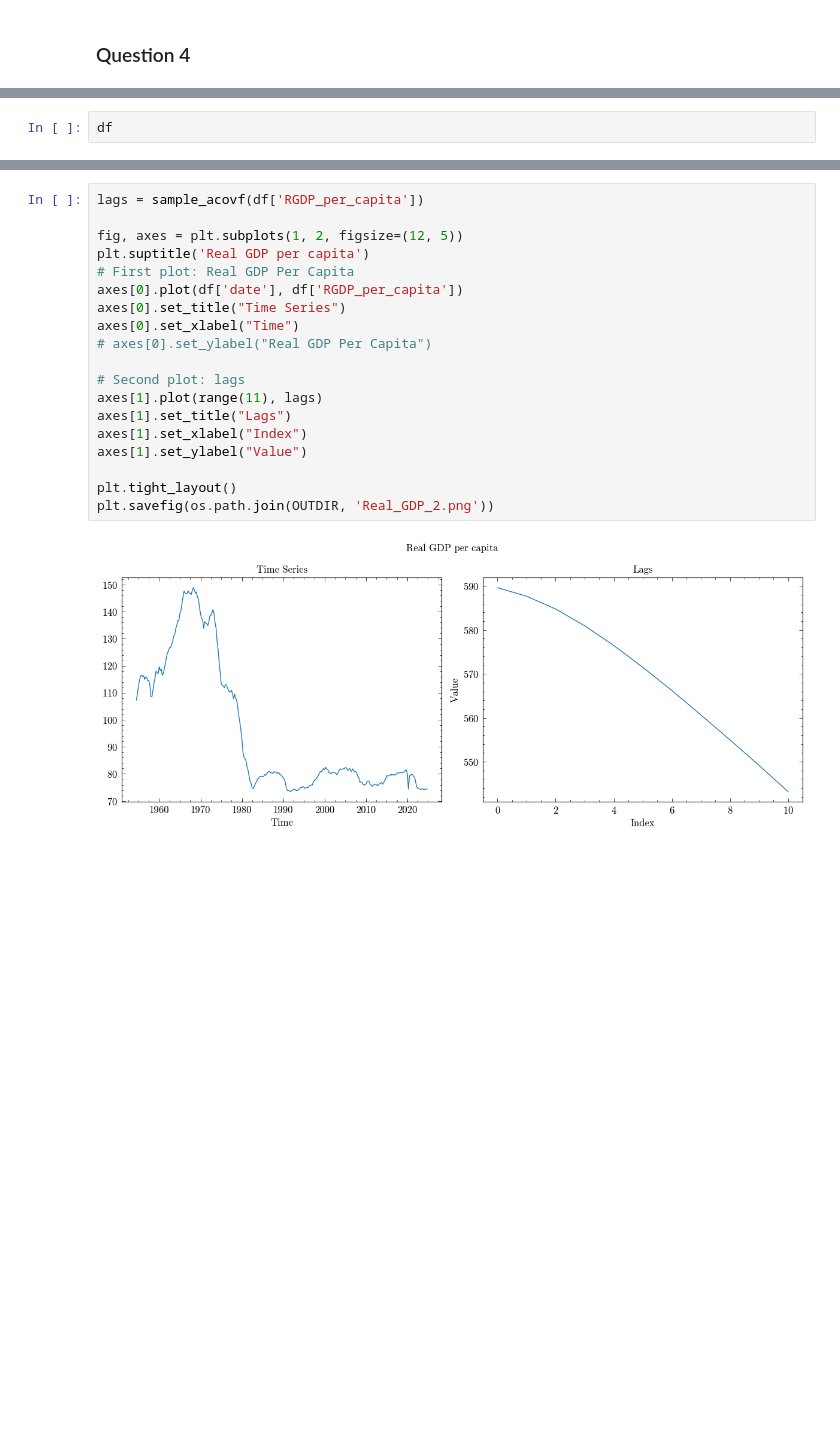
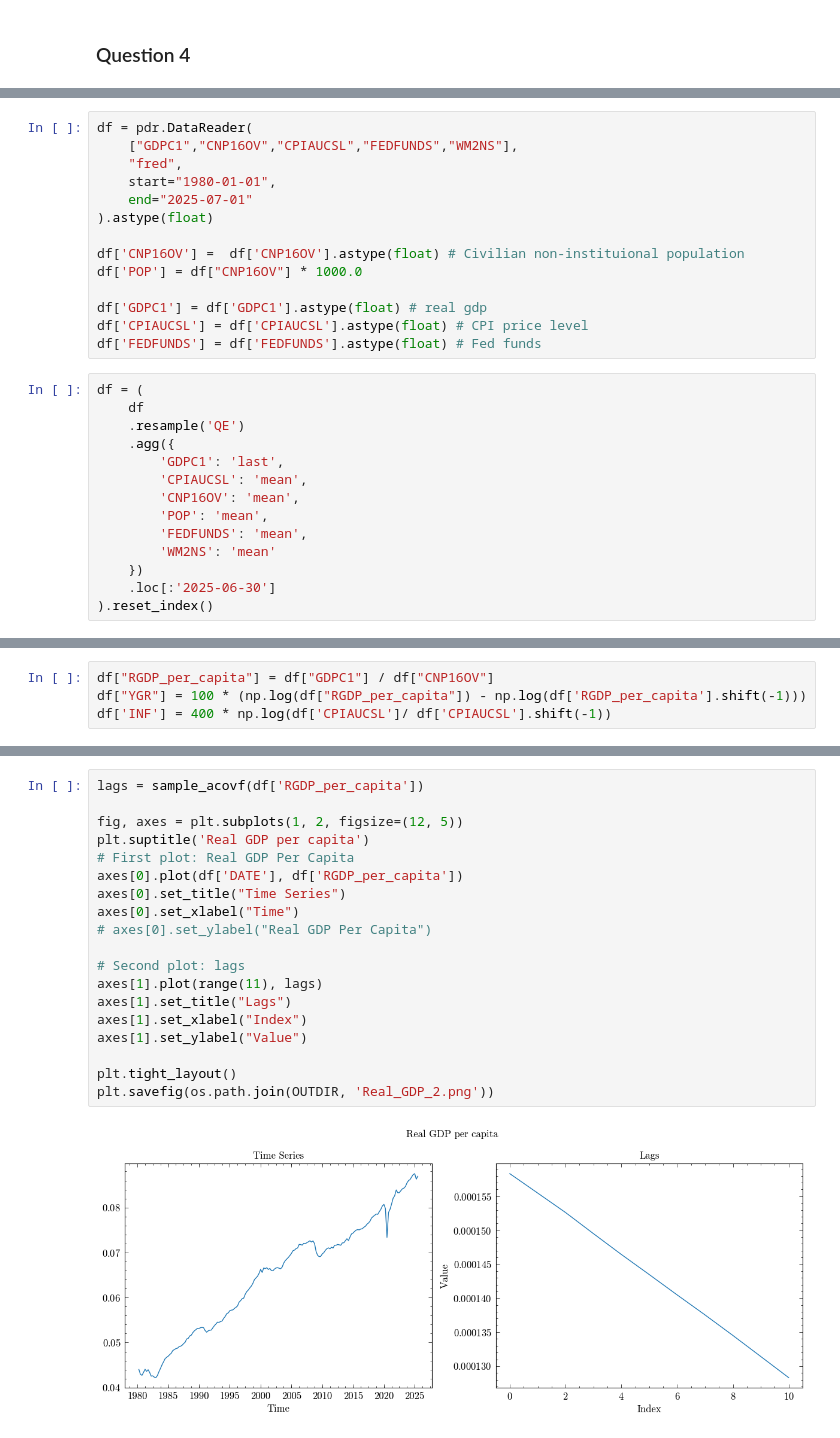
Before and after one commit to jackyeung99/class_financial-econometrics, a Jupyter notebook: Assignments/Assignment01.ipynb, the cells around one changed output, grey strips where cells are left out. Drawn from its saved outputs; the diff is of its cells as text; blank space fills up the shorter version.

```diff
--- a/Assignments/Assignment01.ipynb
+++ b/Assignments/Assignment01.ipynb
@@ -137,2 +90,28 @@ df['INF'] = 400 * np.log(df['CPIAUCSL']/ df['CPIAUCSL'].shift(-1))
+# %%
+df = pdr.DataReader(
+    ["GDPC1","CNP16OV","CPIAUCSL","FEDFUNDS","WM2NS"],
+    "fred",
+    start="1980-01-01",
+    end="2025-07-01"
+).astype(float)
+
+df['CNP16OV'] =  df['CNP16OV'].astype(float) # Civilian non-instituional population
+df['POP'] = df["CNP16OV"] * 1000.0
+
+df['GDPC1'] = df['GDPC1'].astype(float) # real gdp
+df['CPIAUCSL'] = df['CPIAUCSL'].astype(float) # CPI price level
+df['FEDFUNDS'] = df['FEDFUNDS'].astype(float) # Fed funds
 # %%
-df
+df = (
+    df
+    .resample('QE')
+    .agg({
+        'GDPC1': 'last',
+        'CPIAUCSL': 'mean',
+        'CNP16OV': 'mean',
+        'POP': 'mean',
+        'FEDFUNDS': 'mean',
+        'WM2NS': 'mean'
+    })
+    .loc[:'2025-06-30']
+).reset_index()
@@ -168,3 +118,7 @@ Name: FEDFUNDS, Length: 282, dtype: float64
+# %%
+df["RGDP_per_capita"] = df["GDPC1"] / df["CNP16OV"]
+df["YGR"] = 100 * (np.log(df["RGDP_per_capita"]) - np.log(df['RGDP_per_capita'].shift(-1)))
+df['INF'] = 400 * np.log(df['CPIAUCSL']/ df['CPIAUCSL'].shift(-1))
 # %%
 lags = sample_acovf(df['GDPC1'])
 
@@ -189,24 +143,24 @@ plt.savefig(os.path.join(OUTDIR, 'GDP_2.png'))
 # %%
 lags = sample_acovf(df['RGDP_per_capita'])
 
 fig, axes = plt.subplots(1, 2, figsize=(12, 5))
 plt.suptitle('Real GDP per capita')
 # First plot: Real GDP Per Capita
-axes[0].plot(df['date'], df['RGDP_per_capita'])
+axes[0].plot(df['DATE'], df['RGDP_per_capita'])
 axes[0].set_title("Time Series")
 axes[0].set_xlabel("Time")
 # axes[0].set_ylabel("Real GDP Per Capita")
 
 # Second plot: lags
 axes[1].plot(range(11), lags)
 axes[1].set_title("Lags")
 axes[1].set_xlabel("Index")
 axes[1].set_ylabel("Value")
 
 plt.tight_layout()
 plt.savefig(os.path.join(OUTDIR, 'Real_GDP_2.png'))
 # %% [output]
-[figure, old version]
+[figure, new version]
 # %%
 lags = sample_acovf(df['CNP16OV'])
 
```
Also changed, not shown: parts of 11 cells of this notebook, 11 other files.
